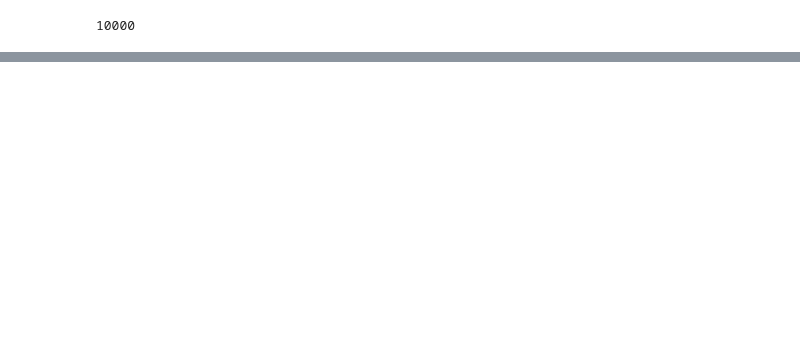
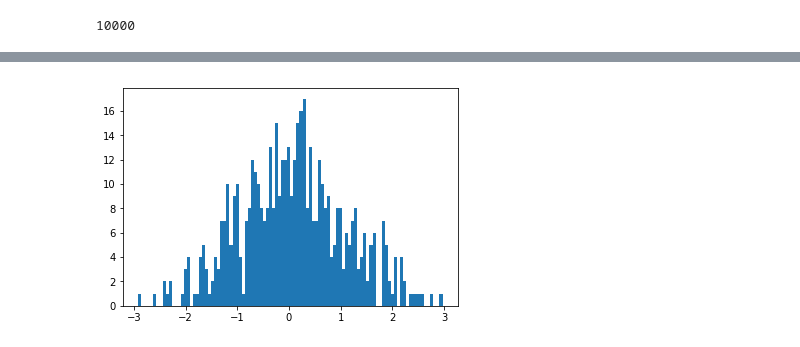
Before and after one commit to tmerrittsmith/normal_distribution_sampler, a Jupyter notebook: normal_distribution_sampler_1.ipynb, the cells around one changed output, grey strips where cells are left out. Cells and saved outputs as stored; diff of their text form; code cells hidden in the pictures; blank space fills up the shorter version.

```diff
--- a/normal_distribution_sampler_1.ipynb
+++ b/normal_distribution_sampler_1.ipynb
@@ -167,3 +365,12 @@ Let's wrap this code up, and put it through its paces.
+# %%
+my_sampler = normal_distribution(0,1)
+
+
+
+plt.hist(my_sampler.sample(500), bins=100)
+plt.show()
+# %% [output]
+[figure, added]
 # %%
 #TODO
 
```
Also changed, not shown: parts of 33 cells of this notebook.
